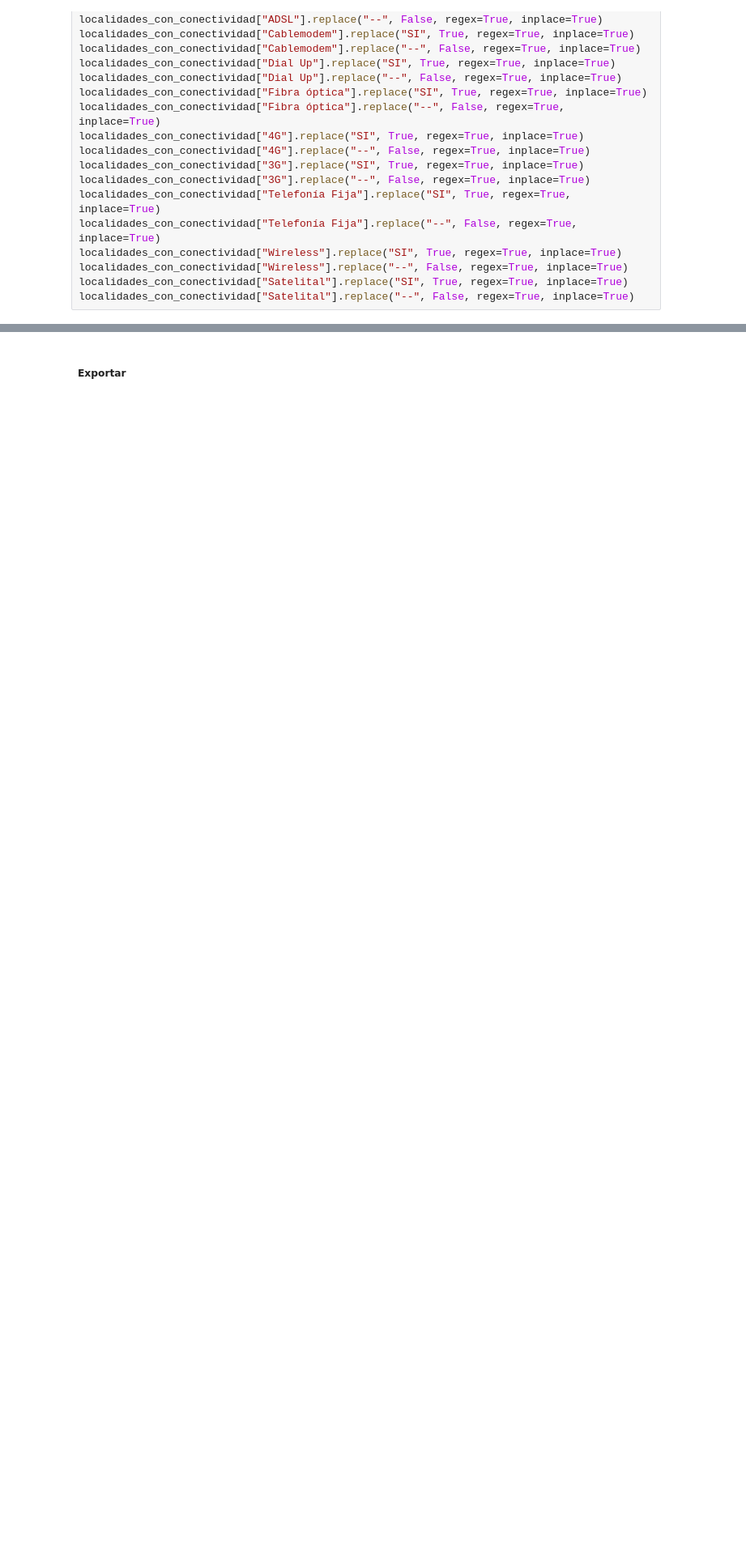
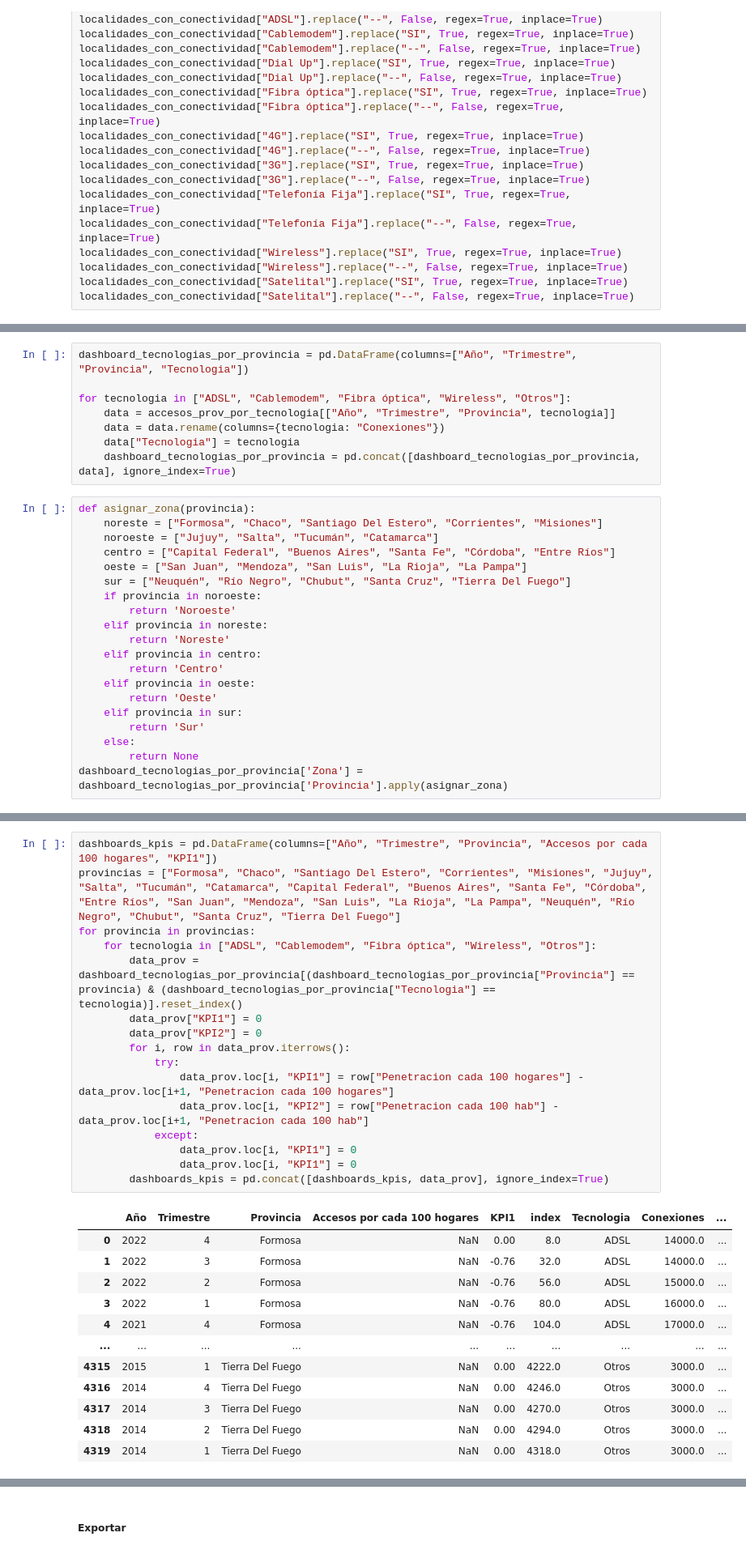
Before and after one commit to JullierJoaquin/PI_DA, a Jupyter notebook: 01_ETL.ipynb, the cells around one changed output, grey strips where cells are left out. Shown at 81% size. Cells and saved outputs as stored; diff of their text form; blank space fills up the shorter version.

Commit message:
DASHBOARD modifications

```diff
--- a/01_ETL.ipynb
+++ b/01_ETL.ipynb
@@ -148,0 +133,28 @@ localidades_con_conectividad["Satelital"].replace("--", False, regex=True, inpla
+# %%
+dashboard_tecnologias_por_provincia = pd.DataFrame(columns=["Año", "Trimestre", "Provincia", "Tecnologia"])
+
+for tecnologia in ["ADSL", "Cablemodem", "Fibra óptica", "Wireless", "Otros"]:
+    data = accesos_prov_por_tecnologia[["Año", "Trimestre", "Provincia", tecnologia]]
+    data = data.rename(columns={tecnologia: "Conexiones"})
+    data["Tecnologia"] = tecnologia
+    dashboard_tecnologias_por_provincia = pd.concat([dashboard_tecnologias_por_provincia, data], ignore_index=True)
+# %%
+def asignar_zona(provincia):
+    noreste = ["Formosa", "Chaco", "Santiago Del Estero", "Corrientes", "Misiones"]
+    noroeste = ["Jujuy", "Salta", "Tucumán", "Catamarca"]
+    centro = ["Capital Federal", "Buenos Aires", "Santa Fe", "Córdoba", "Entre Ríos"]
+    oeste = ["San Juan", "Mendoza", "San Luis", "La Rioja", "La Pampa"]
+    sur = ["Neuquén", "Río Negro", "Chubut", "Santa Cruz", "Tierra Del Fuego"]
+    if provincia in noroeste:
+        return 'Noroeste'
+    elif provincia in noreste:
+        return 'Noreste'
+    elif provincia in centro:
+        return 'Centro'
+    elif provincia in oeste:
+        return 'Oeste'
+    elif provincia in sur:
+        return 'Sur'
+    else:
+        return None
+dashboard_tecnologias_por_provincia['Zona'] = dashboard_tecnologias_por_provincia['Provincia'].apply(asignar_zona)
@@ -148,0 +501,29 @@ localidades_con_conectividad["Satelital"].replace("--", False, regex=True, inpla
+# %%
+dashboards_kpis = pd.DataFrame(columns=["Año", "Trimestre", "Provincia", "Accesos por cada 100 hogares", "KPI1"])
+provincias = ["Formosa", "Chaco", "Santiago Del Estero", "Corrientes", "Misiones", "Jujuy", "Salta", "Tucumán", "Catamarca", "Capital Federal", "Buenos Aires", "Santa Fe", "Córdoba", "Entre Ríos", "San Juan", "Mendoza", "San Luis", "La Rioja", "La Pampa", "Neuquén", "Río Negro", "Chubut", "Santa Cruz", "Tierra Del Fuego"]
+for provincia in provincias:
+    for tecnologia in ["ADSL", "Cablemodem", "Fibra óptica", "Wireless", "Otros"]:
+        data_prov = dashboard_tecnologias_por_provincia[(dashboard_tecnologias_por_provincia["Provincia"] == provincia) & (dashboard_tecnologias_por_provincia["Tecnologia"] == tecnologia)].reset_index()
+        data_prov["KPI1"] = 0
+        data_prov["KPI2"] = 0
+        for i, row in data_prov.iterrows():
+            try:
+                data_prov.loc[i, "KPI1"] = row["Penetracion cada 100 hogares"] - data_prov.loc[i+1, "Penetracion cada 100 hogares"]
+                data_prov.loc[i, "KPI2"] = row["Penetracion cada 100 hab"] - data_prov.loc[i+1, "Penetracion cada 100 hab"]
+            except:
+                data_prov.loc[i, "KPI1"] = 0
+                data_prov.loc[i, "KPI1"] = 0
+        dashboards_kpis = pd.concat([dashboards_kpis, data_prov], ignore_index=True)
+# %% [output]
+|  | Año | Trimestre | Provincia | Accesos por cada 100 hogares | KPI1 | index | Tecnologia | Conexiones | ... |
+| 0 | 2022 | 4 | Formosa | NaN | 0.00 | 8.0 | ADSL | 14000.0 | ... |
+| 1 | 2022 | 3 | Formosa | NaN | -0.76 | 32.0 | ADSL | 14000.0 | ... |
+| 2 | 2022 | 2 | Formosa | NaN | -0.76 | 56.0 | ADSL | 15000.0 | ... |
+| 3 | 2022 | 1 | Formosa | NaN | -0.76 | 80.0 | ADSL | 16000.0 | ... |
+| 4 | 2021 | 4 | Formosa | NaN | -0.76 | 104.0 | ADSL | 17000.0 | ... |
+| ... | ... | ... | ... | ... | ... | ... | ... | ... | ... |
+| 4315 | 2015 | 1 | Tierra Del Fuego | NaN | 0.00 | 4222.0 | Otros | 3000.0 | ... |
+| 4316 | 2014 | 4 | Tierra Del Fuego | NaN | 0.00 | 4246.0 | Otros | 3000.0 | ... |
+| 4317 | 2014 | 3 | Tierra Del Fuego | NaN | 0.00 | 4270.0 | Otros | 3000.0 | ... |
+| 4318 | 2014 | 2 | Tierra Del Fuego | NaN | 0.00 | 4294.0 | Otros | 3000.0 | ... |
+| 4319 | 2014 | 1 | Tierra Del Fuego | NaN | 0.00 | 4318.0 | Otros | 3000.0 | ... |
```
Also changed, not shown: parts of 12 cells of this notebook, 8 other files.
